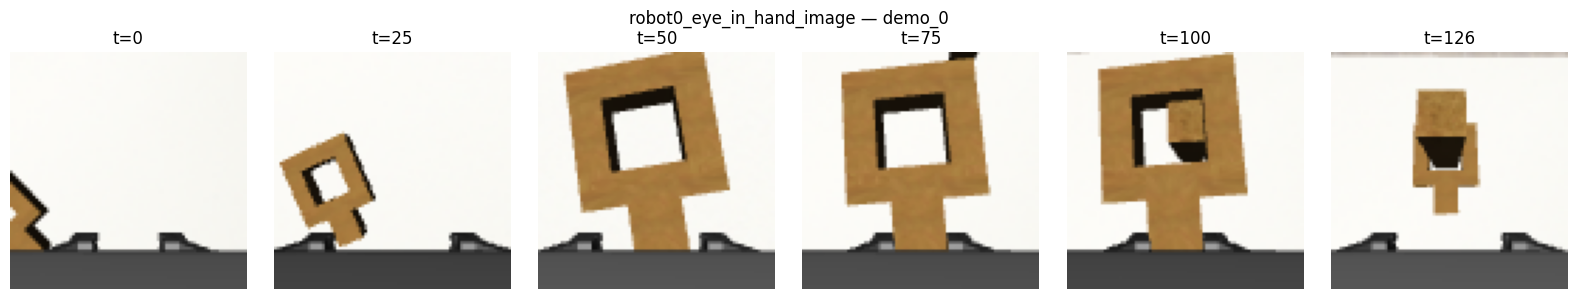
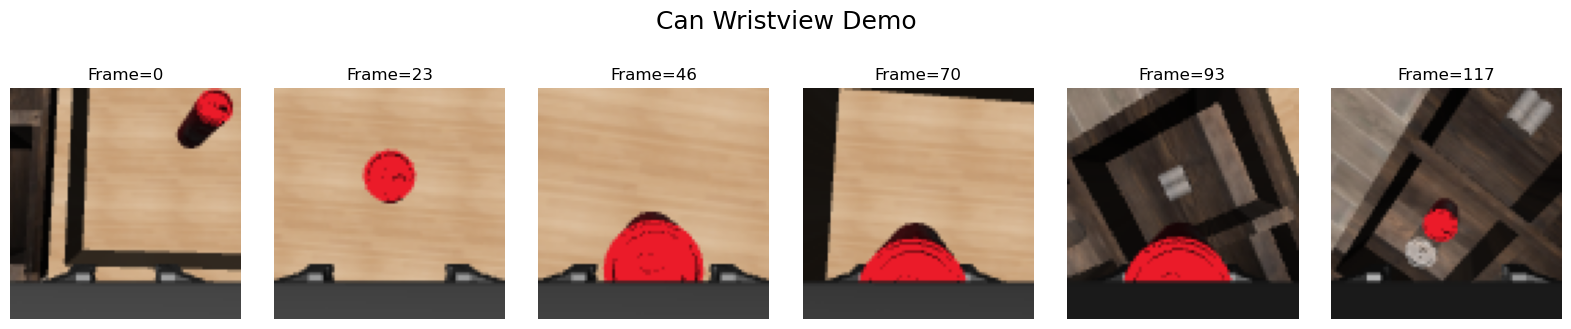
Unified diff of the notebook cell whose output changed from the first chart to the second:
--- before
+++ after
@@ -1,3 +1,3 @@
-with h5py.File("/home/sigmundhh/Documents/robomimic_Even_og_Benjamin/datasets/square/ph/square.hdf5", "r") as f:
+with h5py.File("/home/benjamin/Masteroppgave/robomimic_Even_og_Benjamin/datasets/can/ph/image_can.hdf5", "r") as f:
     demos = list(f["data"].keys())
     frames = f[f"data/{demos[0]}/obs/robot0_eye_in_hand_image"][:]  # shape (T, 84, 84, 3)
@@ -10,7 +10,7 @@
 for ax, idx in zip(axes, indices):
     ax.imshow(frames[idx])
-    ax.set_title(f"t={idx}")
+    ax.set_title(f"Frame={idx}")
     ax.axis("off")
-plt.suptitle(f"robot0_eye_in_hand_image — {demos[0]}")
+plt.suptitle(f"Task: Can - Wristview", fontsize=18, y=1.08)
 plt.tight_layout()
 plt.show()

Commit: plot fix